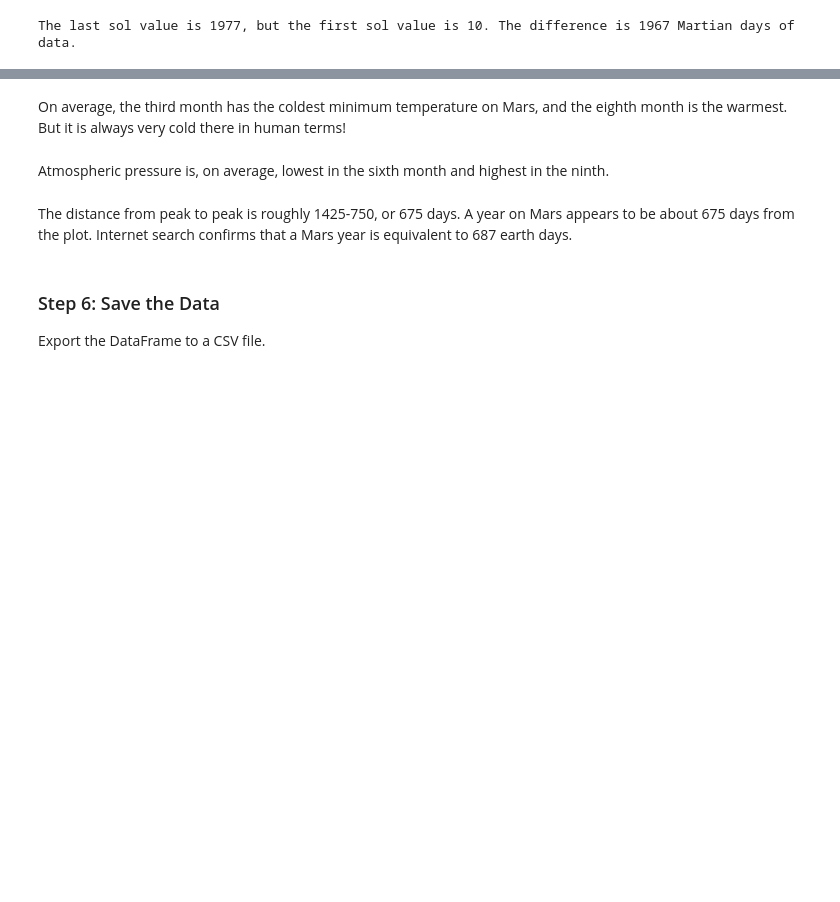
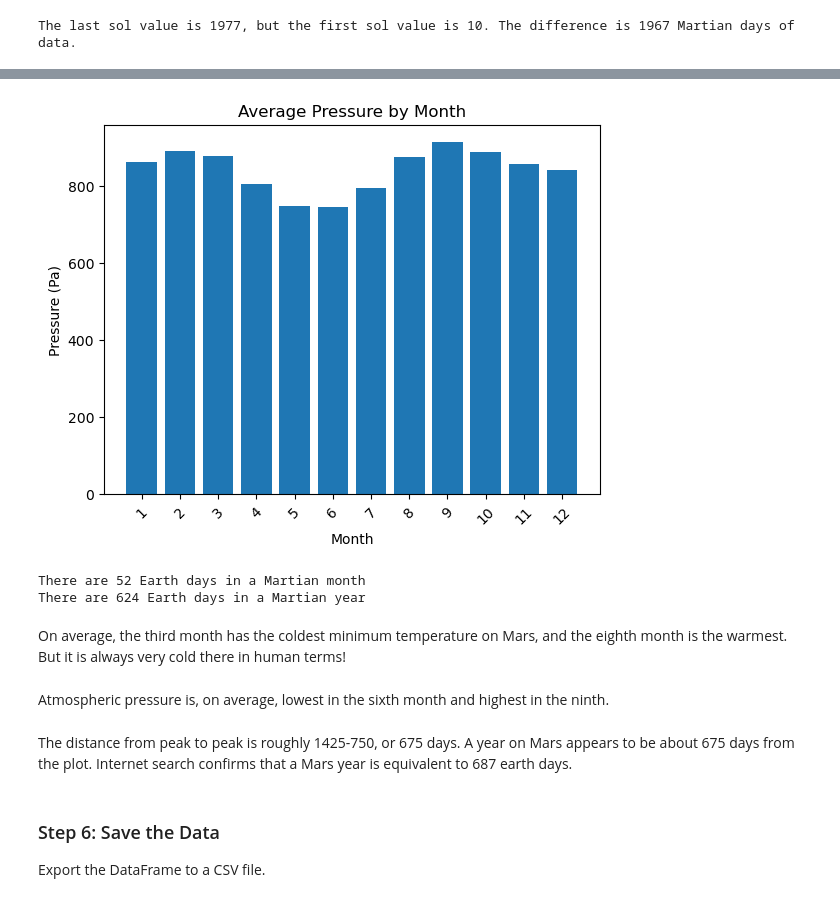
Before and after one commit to ktennant5378/Module-11-Challenge, a Jupyter notebook: Module 11 - HTML Scraping/Starter_Code_v1.2.2 (1)/Starter_Code/part_2_mars_weather.ipynb, the cells around one changed output, grey strips where cells are left out. Cells and saved outputs as stored; diff of their text form; code cells hidden in the pictures; blank space fills up the shorter version.

```diff
--- a/Module 11 - HTML Scraping/Starter_Code_v1.2.2 (1)/Starter_Code/part_2_mars_weather.ipynb
+++ b/Module 11 - HTML Scraping/Starter_Code_v1.2.2 (1)/Starter_Code/part_2_mars_weather.ipynb
@@ -234,2 +251,4 @@ The last sol value is 1977, but the first sol value is 10. The difference is 196
 # %%
 # 4. Average pressure by Martian month
+monthly_average_pressure = df.groupby('month').mean()['pressure']
+monthly_average_pressure
@@ -240,3 +270,31 @@ The last sol value is 1977, but the first sol value is 10. The difference is 196
+# %%
+# Plot the average pressure by month
+plt.title('Average Pressure by Month')
+plt.xlabel('Month')
+plt.ylabel('Pressure (Pa)')
+plt.bar(monthly_average_pressure.index, monthly_average_pressure)
+plt.xticks(monthly_average_pressure.index, rotation = 45)
+plt.show()
+# %% [output]
+[figure, added]
+# %%
+# 5. How many terrestrial (earth) days are there in a Martian year?
+
+# Pull data for month 6
+df_month_6 = df[df['month'] == 6]
+
+# Filter to 2016 data
+df_month_6_2016 = df_month_6[df_month_6['terrestrial_date'].dt.year == 2016]
+df_month_6_2016
+
+# Count how many Earth Days take up one Martian Month
+earth_days = df_month_6_2016['terrestrial_date'].count()
+print(f'There are {earth_days} Earth days in a Martian month')
+earth_days_in_martian_year = earth_days * 12
+print(f'There are {earth_days_in_martian_year} Earth days in a Martian year')
+# %% [output]
+There are 52 Earth days in a Martian month
+There are 624 Earth days in a Martian year
 # %% [markdown]
 On average, the third month has the coldest minimum temperature on Mars, and the eighth month is the warmest. But it is always very cold there in human terms!
 # %% [markdown]
```
Also changed, not shown: parts of 13 cells of this notebook.
